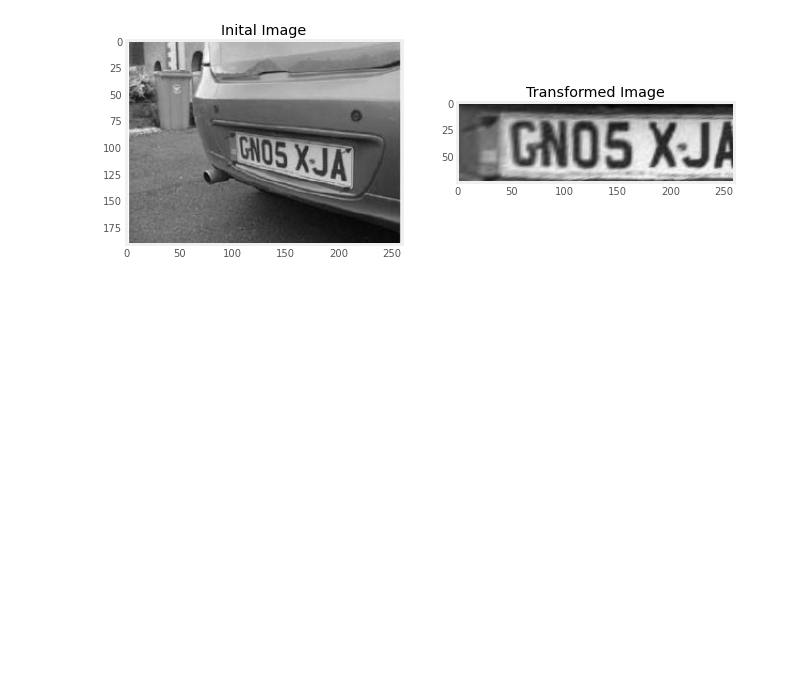
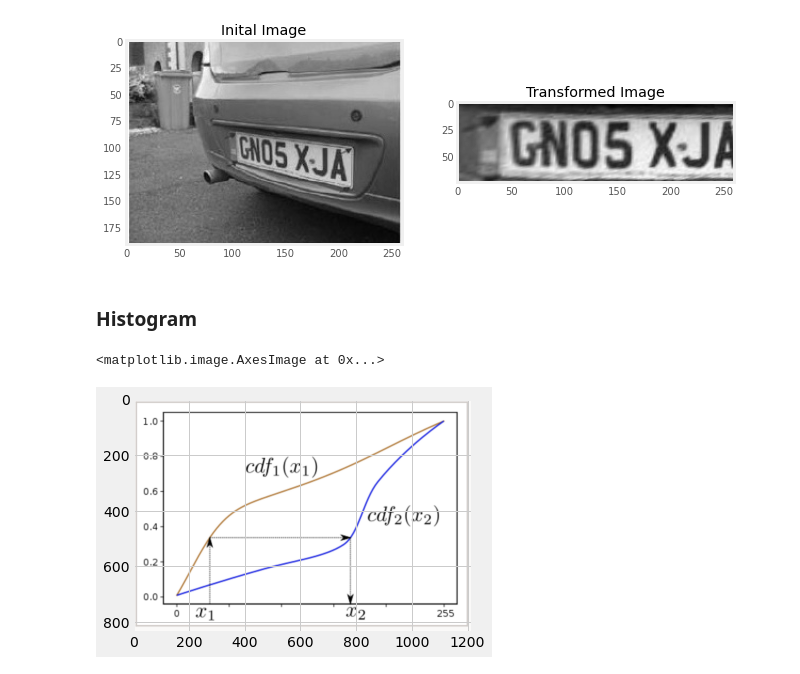
Before and after one commit to LouAgapito/ImPro26, a Jupyter notebook: labs/week_5.ipynb, the cells around one changed output. Drawn from its saved outputs; the diff is of its cells as text; code cells hidden in the pictures; blank space fills up the shorter version.

Commit message:
histo

```diff
--- a/labs/week_5.ipynb
+++ b/labs/week_5.ipynb
@@ -246,3 +246,11 @@ plt.title('Transformed Image')
 plt.show()
 # %% [output]
 [figure]
+# %% [markdown]
+### Histogram
+# %%
+hist = cv2.imread('../images/histogram-cdf.png')
+plt.imshow(hist)
+# %% [output]
+<matplotlib.image.AxesImage at 0x...>
+[figure, added]
```
